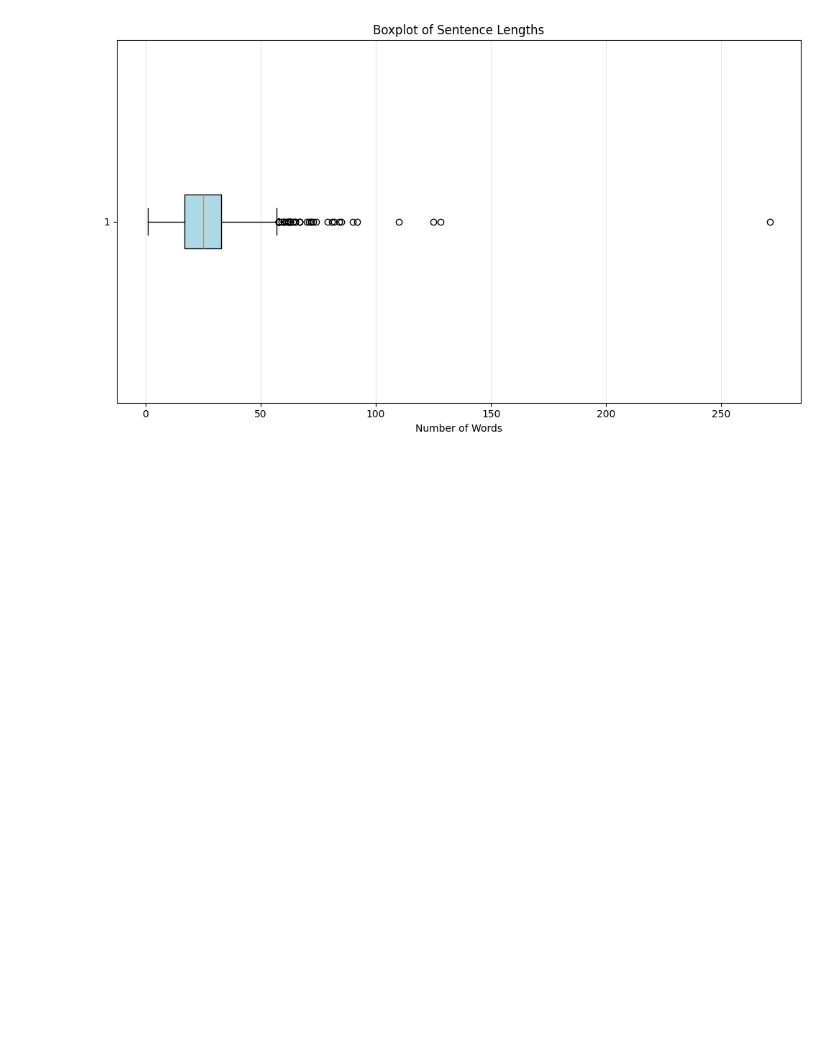
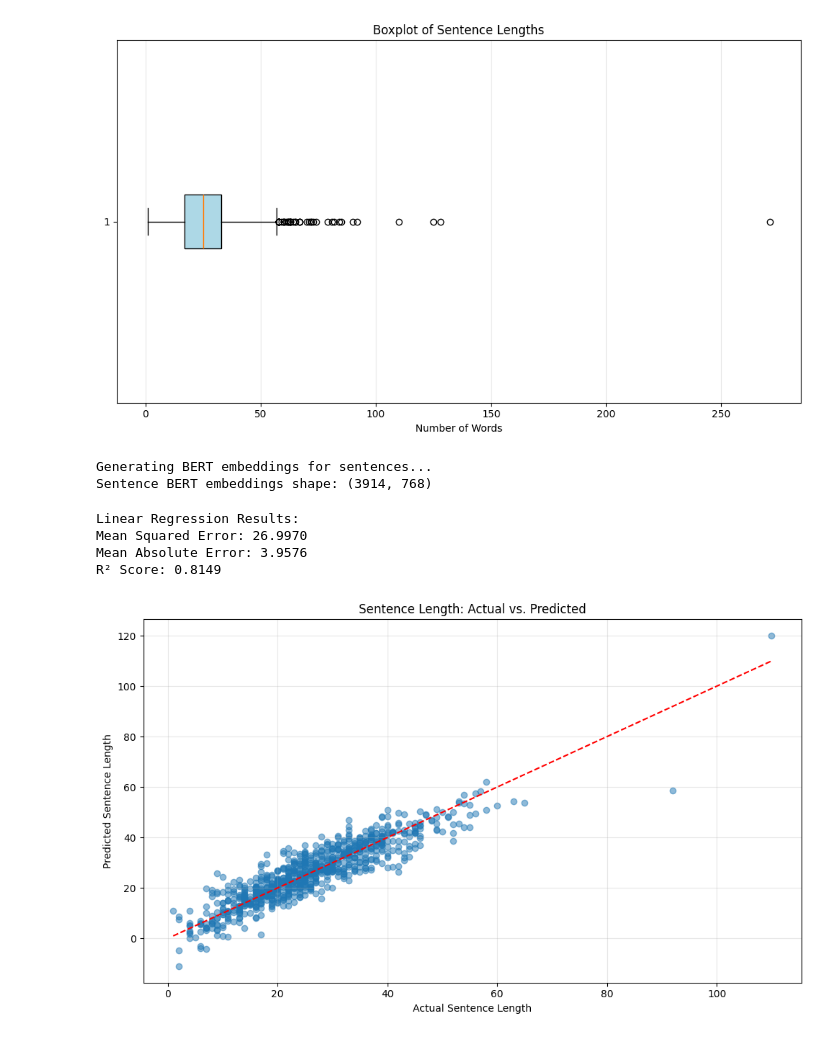
Before and after one commit to LarsHeijnennn/Internship, a Jupyter notebook: data_inspection/data_inspection.ipynb, the cells around one changed output. Cells and saved outputs as stored; diff of their text form; code cells hidden in the pictures; blank space fills up the shorter version.

```diff
--- a/data_inspection/data_inspection.ipynb
+++ b/data_inspection/data_inspection.ipynb
@@ -109,3 +164,37 @@ Maximum length: 271 words
 25th percentile: 17.00 words
 75th percentile: 33.00 words
 [figure]
+# %%
+from transformers import BertTokenizer, BertModel
+import torch
+
+tokenizer = BertTokenizer.from_pretrained('bert-base-uncased')
+model = BertModel.from_pretrained('bert-base-uncased')
+
+def get_bert_embeddings(texts):
+    embeddings = []
+    device = 'cuda' if torch.cuda.is_available() else 'cpu'
+    model.to(device)
+    model.eval()
+
+    # Process in batches to avoid memory issues
+    batch_size = 32
+    with torch.no_grad():
+        for i in range(0, len(texts), batch_size):
+            batch_texts = texts[i:i+batch_size]
+            inputs = tokenizer(batch_texts, padding=True, truncation=True, return_tensors='pt').to(device)
+            outputs = model(**inputs)
+
+            # Get token embedding (first token) for each sentence
+            batch_embeddings = outputs.last_hidden_state[:, 0, :].cpu().numpy()
+            embeddings.extend(batch_embeddings)
+
+    return np.array(embeddings)
+
+# Get BERT embeddings for sentences
+print("Generating BERT embeddings for sentences...")
+X_sentence_features = get_bert_embeddings(sentences_text)
+print(f"Sentence BERT embeddings shape: {X_sentence_features.shape}")
+# %% [output]
+Generating BERT embeddings for sentences...
+Sentence BERT embeddings shape: (3914, 768)
@@ -111,0 +206,38 @@ Maximum length: 271 words
+# %%
+X_train, X_test, y_train, y_test = train_test_split(
+    X_sentence_features, sentence_lengths, test_size=0.2, random_state=42
+)
+# %%
+model = LinearRegression()
+model.fit(X_train, y_train)
+
+# Make predictions on test set
+predictions = model.predict(X_test)
+
+# Calculate metrics
+mse = mean_squared_error(y_test, predictions)
+mae = mean_absolute_error(y_test, predictions)
+r2 = r2_score(y_test, predictions)
+
+# Print results
+print(f"Linear Regression Results:")
+print(f"Mean Squared Error: {mse:.4f}")
+print(f"Mean Absolute Error: {mae:.4f}")
+print(f"R² Score: {r2:.4f}")
+# %% [output]
+Linear Regression Results:
+Mean Squared Error: 26.9970
+Mean Absolute Error: 3.9576
+R² Score: 0.8149
+# %%
+plt.figure(figsize=(10, 6))
+plt.scatter(y_test, predictions, alpha=0.5)
+plt.plot([min(y_test), max(y_test)], [min(y_test), max(y_test)], 'r--')
+plt.xlabel('Actual Sentence Length')
+plt.ylabel('Predicted Sentence Length')
+plt.title('Sentence Length: Actual vs. Predicted')
+plt.grid(alpha=0.3)
+plt.tight_layout()
+plt.show()
+# %% [output]
+[figure, added]
```
Also changed, not shown: parts of 7 cells of this notebook.
